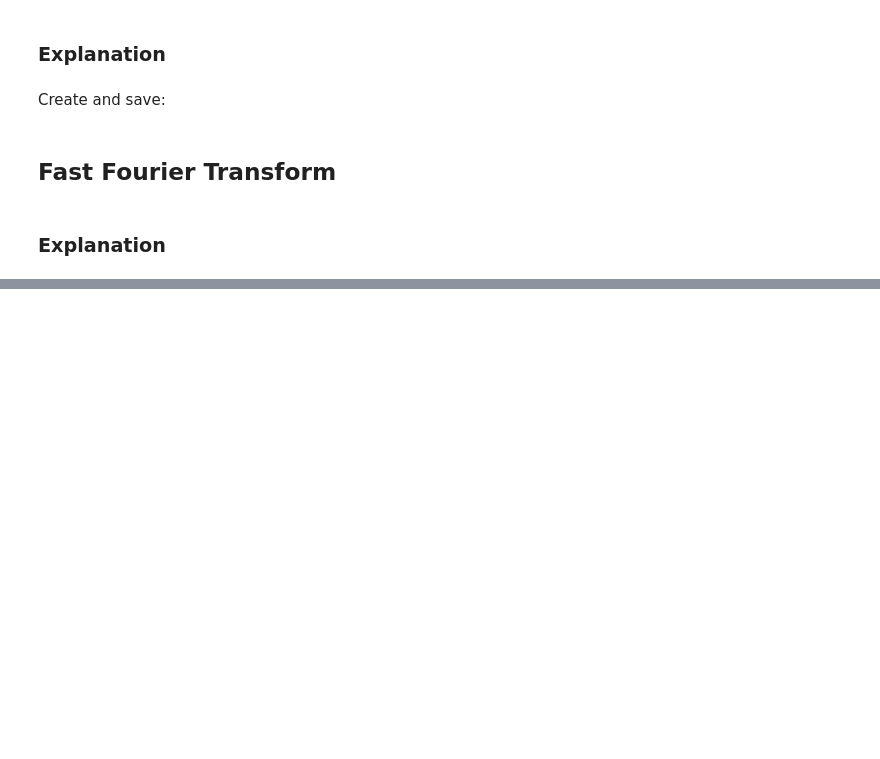
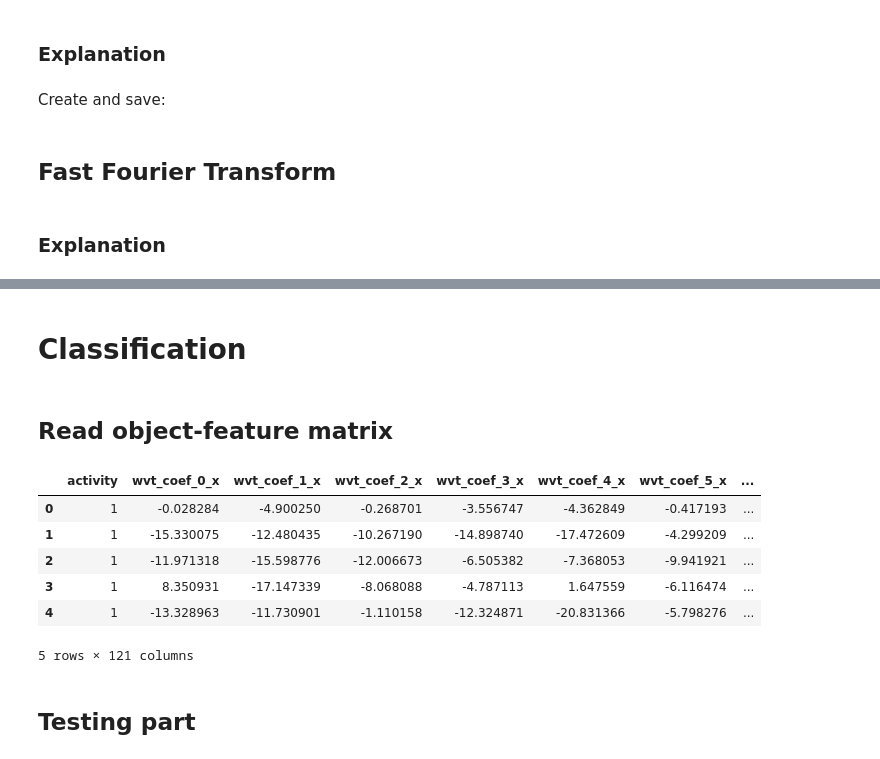
Before and after one commit to Intelligent-Systems-Phystech/2019-Project-8, a Jupyter notebook: code/Basic_code.ipynb, the cells around one changed output, grey strips where cells are left out. Drawn from its saved outputs; the diff is of its cells as text; code cells hidden in the pictures; blank space fills up the shorter version.

```diff
--- a/code/Basic_code.ipynb
+++ b/code/Basic_code.ipynb
@@ -255,0 +333,4 @@ df_ssa_wisdm.to_csv("../data/features/ssa_wisdm.csv", index=False)
+# %% [markdown]
+# Classification
+# %% [markdown]
+## Read object-feature matrix
@@ -255,0 +343,16 @@ df_ssa_wisdm.to_csv("../data/features/ssa_wisdm.csv", index=False)
+# %%
+#df_expert_wisdm = pd.read_csv("../data/features/expert_wisdm.csv")
+#df_ar_wisdm = pd.read_csv("../data/features/ar_wisdm.csv")
+#df_ssa_wisdm = pd.read_csv("../data/features/ssa_wisdm.csv")
+#df_fft_wisdm = pd.read_csv("../data/features/fft_wisdm.csv")
+df_wvt_wisdm = pd.read_csv("../data/features/wvt_wisdm.csv")
+# %%
+df_wvt_wisdm.head(5)
+# %% [output]
+|  | activity | wvt_coef_0_x | wvt_coef_1_x | wvt_coef_2_x | wvt_coef_3_x | wvt_coef_4_x | wvt_coef_5_x | ... |
+| 0 | 1 | -0.028284 | -4.900250 | -0.268701 | -3.556747 | -4.362849 | -0.417193 | ... |
+| 1 | 1 | -15.330075 | -12.480435 | -10.267190 | -14.898740 | -17.472609 | -4.299209 | ... |
+| 2 | 1 | -11.971318 | -15.598776 | -12.006673 | -6.505382 | -7.368053 | -9.941921 | ... |
+| 3 | 1 | 8.350931 | -17.147339 | -8.068088 | -4.787113 | 1.647559 | -6.116474 | ... |
+| 4 | 1 | -13.328963 | -11.730901 | -1.110158 | -12.324871 | -20.831366 | -5.798276 | ... |
+5 rows × 121 columns
@@ -255,0 +385,2 @@ df_ssa_wisdm.to_csv("../data/features/ssa_wisdm.csv", index=False)
+# %% [markdown]
+## Testing part
```
Also changed, not shown: parts of 30 cells of this notebook.
